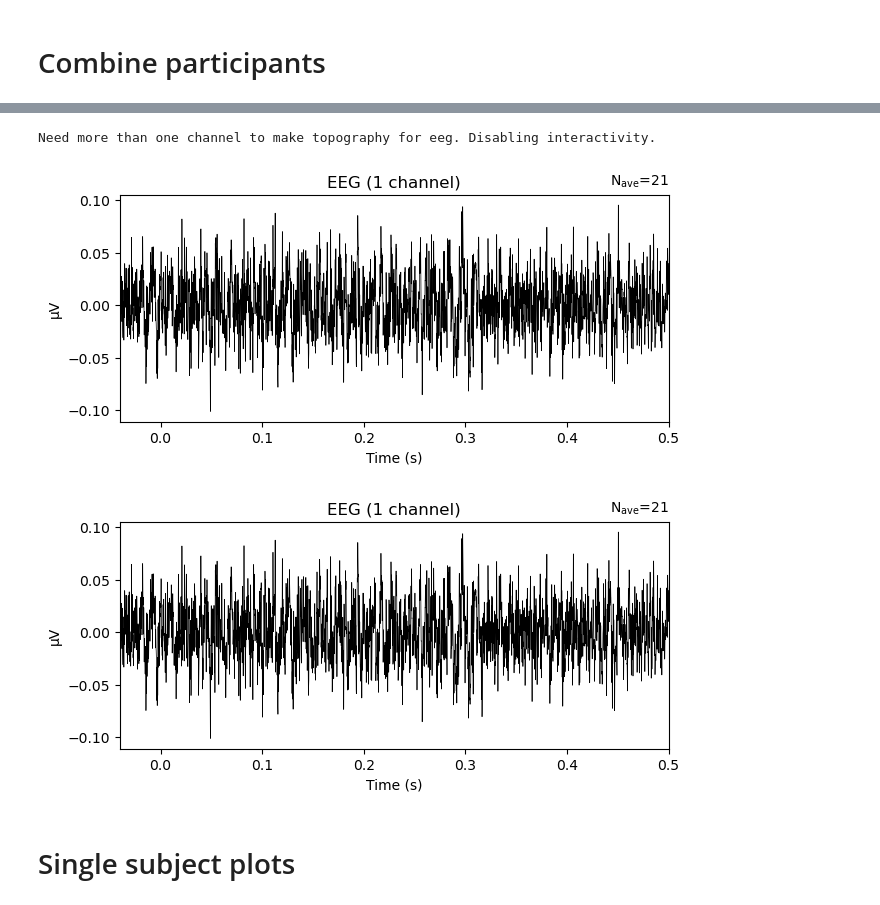
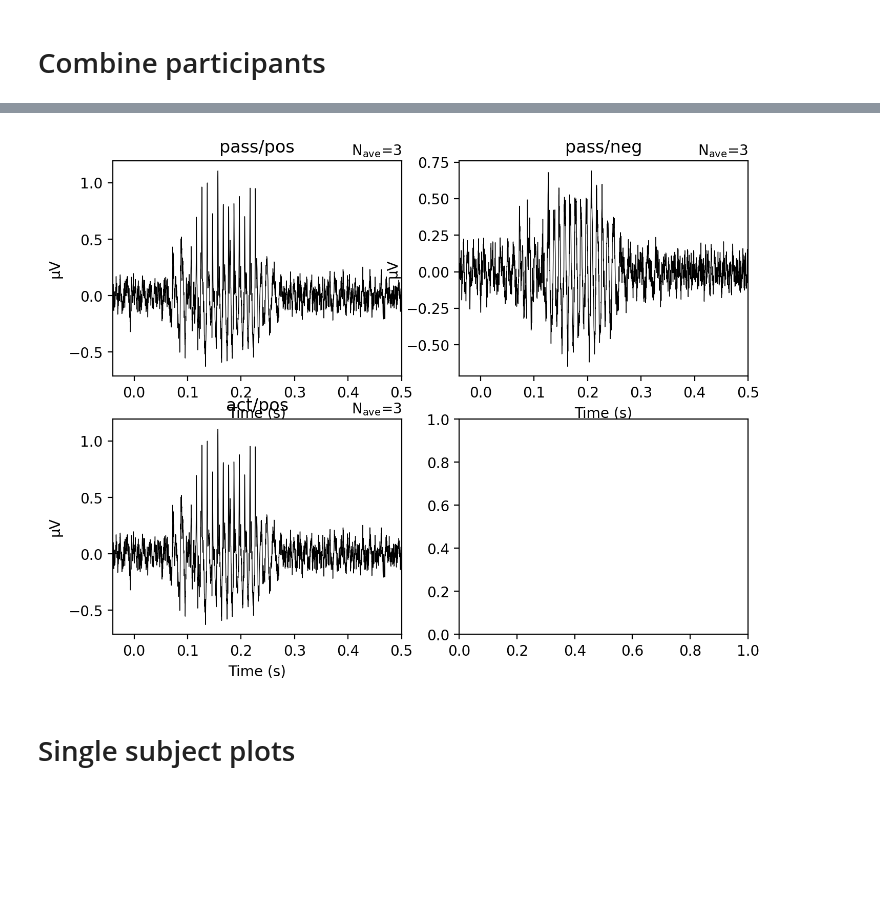
Before and after one commit to sitek/EAM1-FFR, a Jupyter notebook: ffr_processing-minimal_mne-bids.ipynb, the cells around one changed output, grey strips where cells are left out. Drawn from its saved outputs; the diff is of its cells as text; code cells hidden in the pictures; blank space fills up the shorter version.

```diff
--- a/ffr_processing-minimal_mne-bids.ipynb
+++ b/ffr_processing-minimal_mne-bids.ipynb
@@ -213,0 +271,5 @@ Identifying common channels ...
+# %%
+pas_pos_grandavg = mne.grand_average(pas_pos_avgs)
+pas_neg_grandavg = mne.grand_average(pas_neg_avgs)
+act_pos_grandavg = mne.grand_average(act_pos_avgs)
+#act_neg_grandavg = mne.grand_average(act_neg_avgs)
@@ -230,12 +296,20 @@ pas_pos_grandavg
 |  | Filters |  |
 |  | Highpass | 65.00 Hz |
 |  | Lowpass | 2000.00 Hz |
-# %%
-pas_pos_grandavg.plot()
-# %% [output]
-Need more than one channel to make topography for eeg. Disabling interactivity.
-[figure, removed]
-[figure, removed]
+# %%
+fig, axes = plt.subplots(2, 2, figsize=(8,6), dpi=200)
+ax = axes.flatten()
+pas_pos_grandavg.plot(axes=ax[0], selectable=False, show=False)
+pas_neg_grandavg.plot(axes=ax[1], selectable=False, show=False)
+pas_pos_grandavg.plot(axes=ax[2], selectable=False, show=False)
+#pas_neg_grandavg.plot(axes=ax[3], selectable=False, show=False)
+
+ax[0].set_title('pass/pos');
+ax[1].set_title('pass/neg');
+ax[2].set_title('act/pos');
+#ax[3].set_title('act/neg');
+# %% [output]
+[figure, added]
 # %% [markdown]
 # Single subject plots
 # %% [markdown]
```
Also changed, not shown: parts of 4 cells of this notebook.
